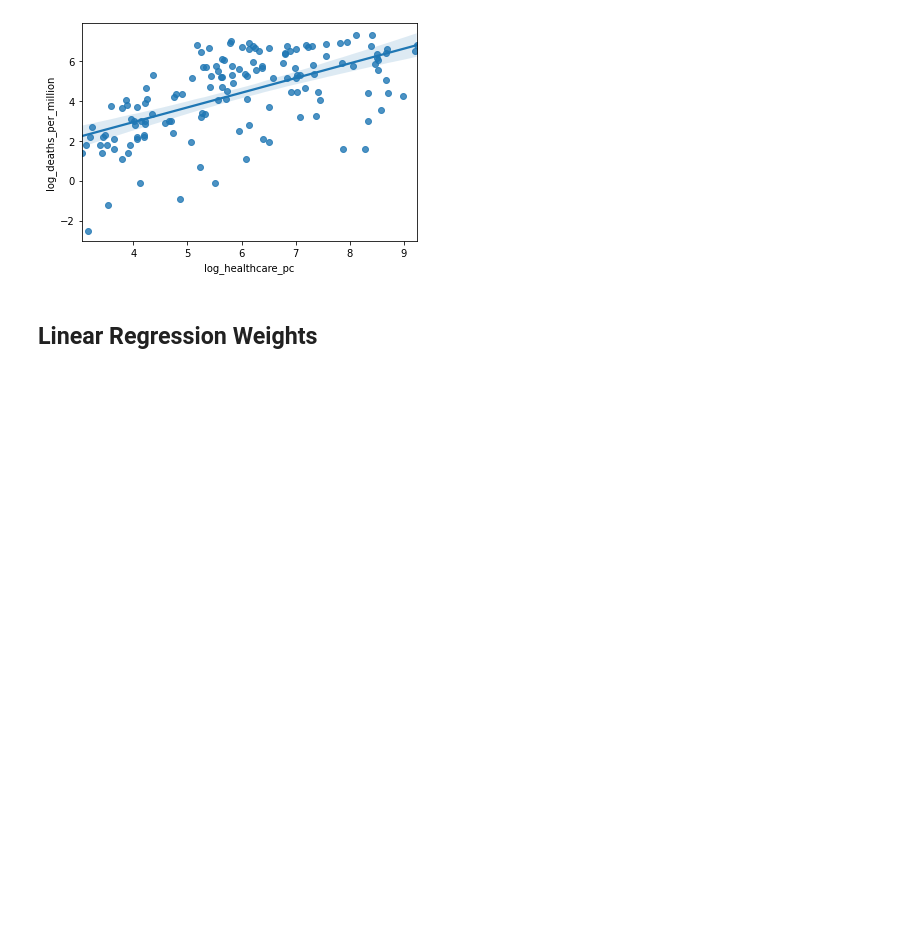
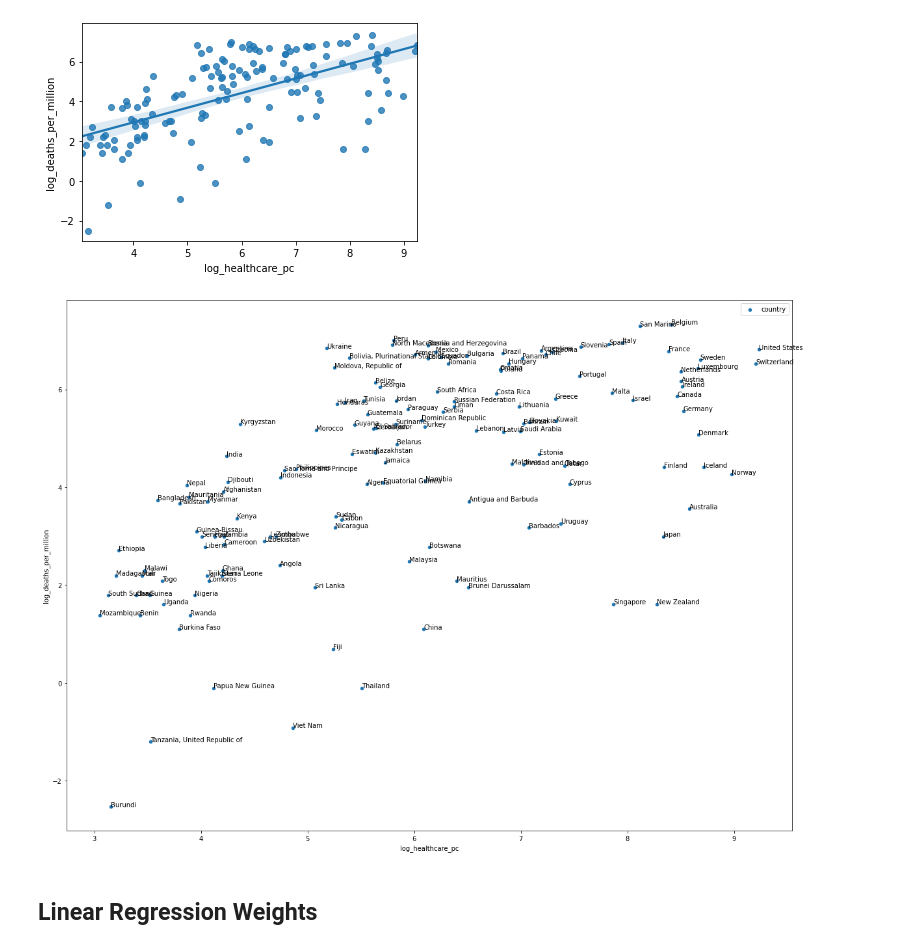
Before and after one commit to Ghost---Shadow/covid-analysis, a Jupyter notebook: analysis.ipynb, the cells around one changed output. Cells and saved outputs as stored; diff of their text form; code cells hidden in the pictures; blank space fills up the shorter version.

Commit message:
By country scatter

```diff
--- a/analysis.ipynb
+++ b/analysis.ipynb
@@ -113,6 +113,15 @@ sns.regplot("log_healthcare_pc", "log_deaths_per_million", ldf)
 # %% [output]
 <matplotlib.axes._subplots.AxesSubplot at 0x...>
 [figure]
+# %%
+fig, ax = plt.subplots()
+hldf = ldf[['log_healthcare_pc', 'log_deaths_per_million']]
+hldf.plot.scatter(x='log_healthcare_pc',y='log_deaths_per_million', figsize=(20, 15), label='country', ax=ax)
+
+for k, v in hldf.iterrows():
+    ax.annotate(k, v)
+# %% [output]
+[figure, added]
 # %% [markdown]
 ## Linear Regression Weights
 # %%
```
